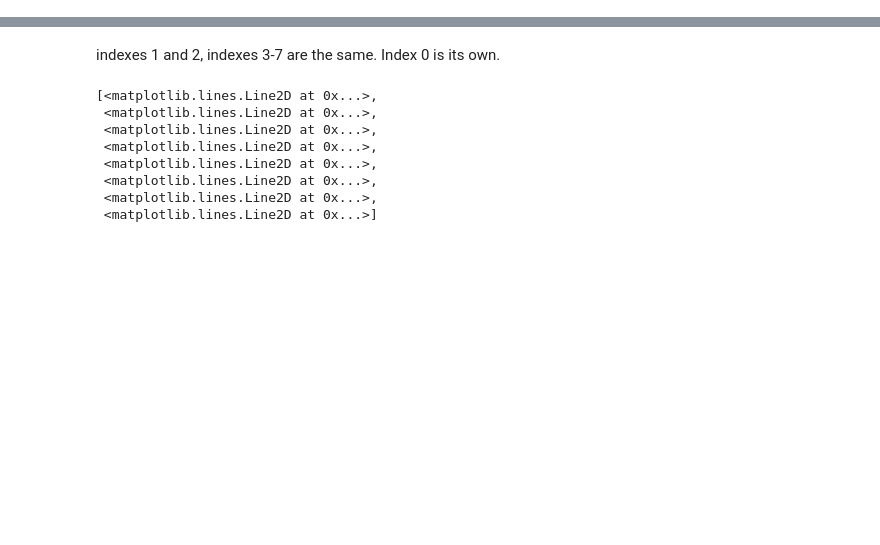
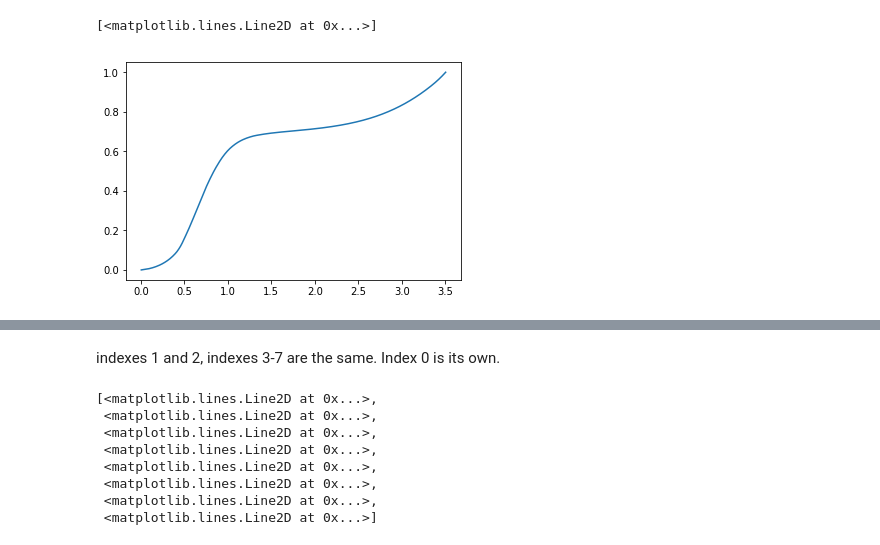
Before and after one commit to rbgdet/CSPZ, a Jupyter notebook: notebooks/ProbsViewer.ipynb, the cells around one changed output, grey strips where cells are left out. Drawn from its saved outputs; the diff is of its cells as text; code cells hidden in the pictures; blank space fills up the shorter version.

```diff
--- a/notebooks/ProbsViewer.ipynb
+++ b/notebooks/ProbsViewer.ipynb
@@ -19,0 +59,5 @@ IDs = np.array(probs)[2:][mask]
+# %%
+plt.plot(z, np.cumsum(x[2][:,data['T_ML'][0].astype('int')-1])/np.sum(x[2][:,data['T_ML'][0].astype('int')-1]))
+# %% [output]
+[<matplotlib.lines.Line2D at 0x...>]
+[figure, added]
```
Also changed, not shown: parts of 21 cells of this notebook, 5 other files.
